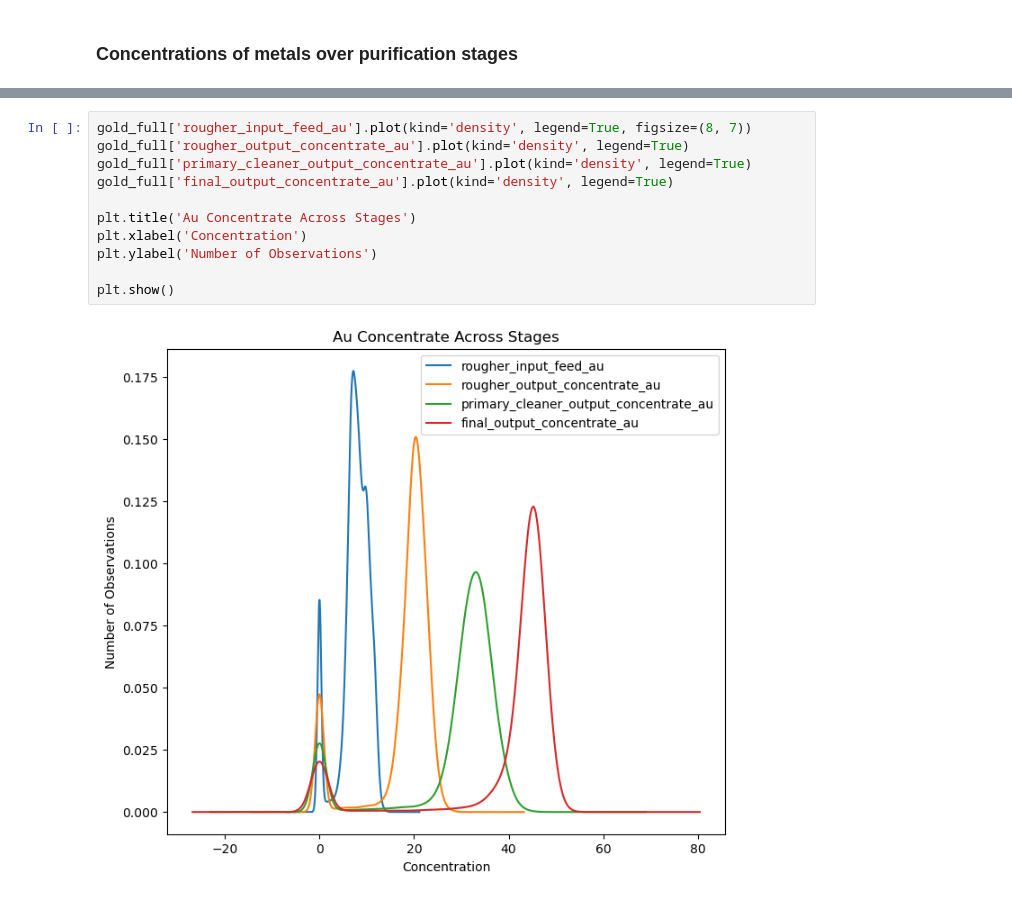
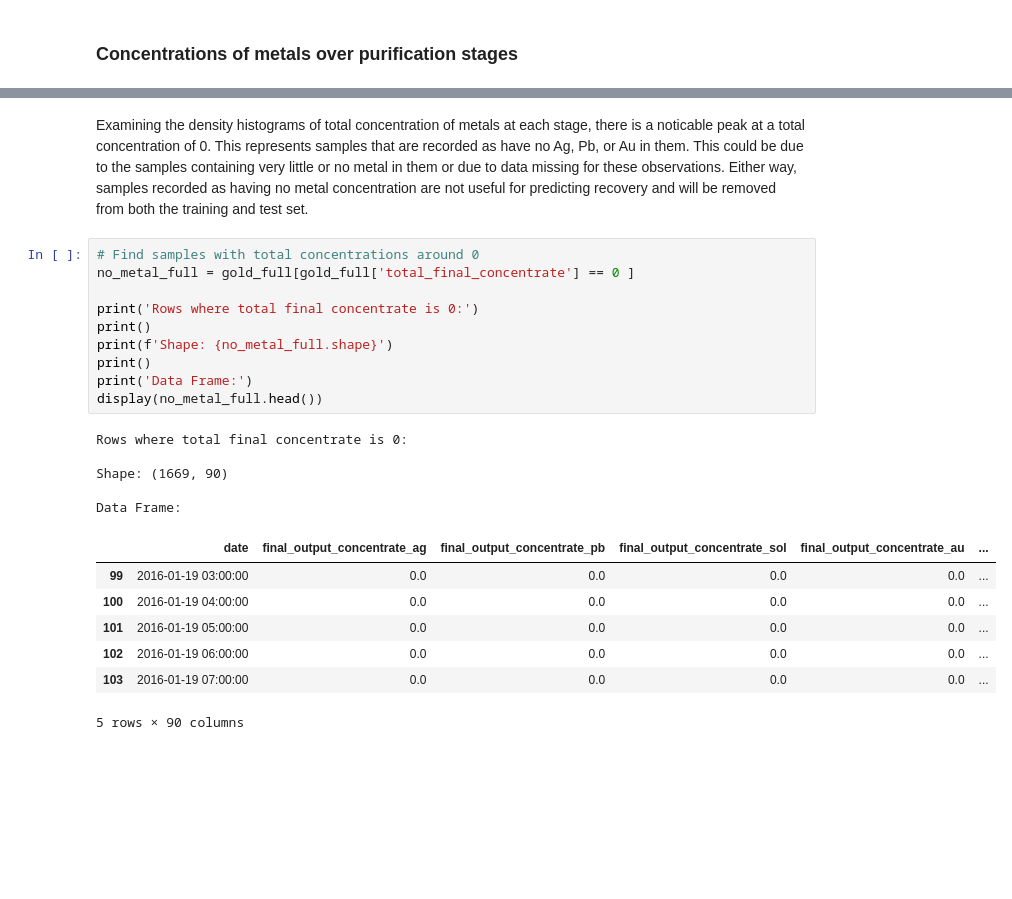
Before and after one commit to kellyshreeve/gold-recovery, a Jupyter notebook: gold-recovery-analysis.ipynb, the cells around one changed output, grey strips where cells are left out. Saved outputs shown, nothing was run; the diff lists cells and outputs as text; blank space fills up the shorter version.

```diff
--- a/gold-recovery-analysis.ipynb
+++ b/gold-recovery-analysis.ipynb
@@ -316,13 +409,25 @@ plt.show()
-# %%
-gold_full['rougher_input_feed_au'].plot(kind='density', legend=True, figsize=(8, 7))
-gold_full['rougher_output_concentrate_au'].plot(kind='density', legend=True)
-gold_full['primary_cleaner_output_concentrate_au'].plot(kind='density', legend=True)
-gold_full['final_output_concentrate_au'].plot(kind='density', legend=True)
-
-plt.title('Au Concentrate Across Stages')
-plt.xlabel('Concentration')
-plt.ylabel('Number of Observations')
-
-plt.show()
-# %% [output]
-[figure, removed]
+# %% [markdown]
+Examining the density histograms of total concentration of metals at each stage, there is a noticable peak at a total concentration of 0. This represents samples that are recorded as have no Ag, Pb, or Au in them. This could be due to the samples containing very little or no metal in them or due to data missing for these observations. Either way, samples recorded as having no metal concentration are not useful for predicting recovery and will be removed from both the training and test set.
+# %%
+# Find samples with total concentrations around 0
+no_metal_full = gold_full[gold_full['total_final_concentrate'] == 0 ]
+
+print('Rows where total final concentrate is 0:')
+print()
+print(f'Shape: {no_metal_full.shape}')
+print()
+print('Data Frame:')
+display(no_metal_full.head())
+# %% [output]
+Rows where total final concentrate is 0:
+
+Shape: (1669, 90)
+
+Data Frame:
+|  | date | final_output_concentrate_ag | final_output_concentrate_pb | final_output_concentrate_sol | final_output_concentrate_au | ... |
+| 99 | 2016-01-19 03:00:00 | 0.0 | 0.0 | 0.0 | 0.0 | ... |
+| 100 | 2016-01-19 04:00:00 | 0.0 | 0.0 | 0.0 | 0.0 | ... |
+| 101 | 2016-01-19 05:00:00 | 0.0 | 0.0 | 0.0 | 0.0 | ... |
+| 102 | 2016-01-19 06:00:00 | 0.0 | 0.0 | 0.0 | 0.0 | ... |
+| 103 | 2016-01-19 07:00:00 | 0.0 | 0.0 | 0.0 | 0.0 | ... |
+5 rows × 90 columns
```
Also changed, not shown: parts of 16 cells of this notebook.
